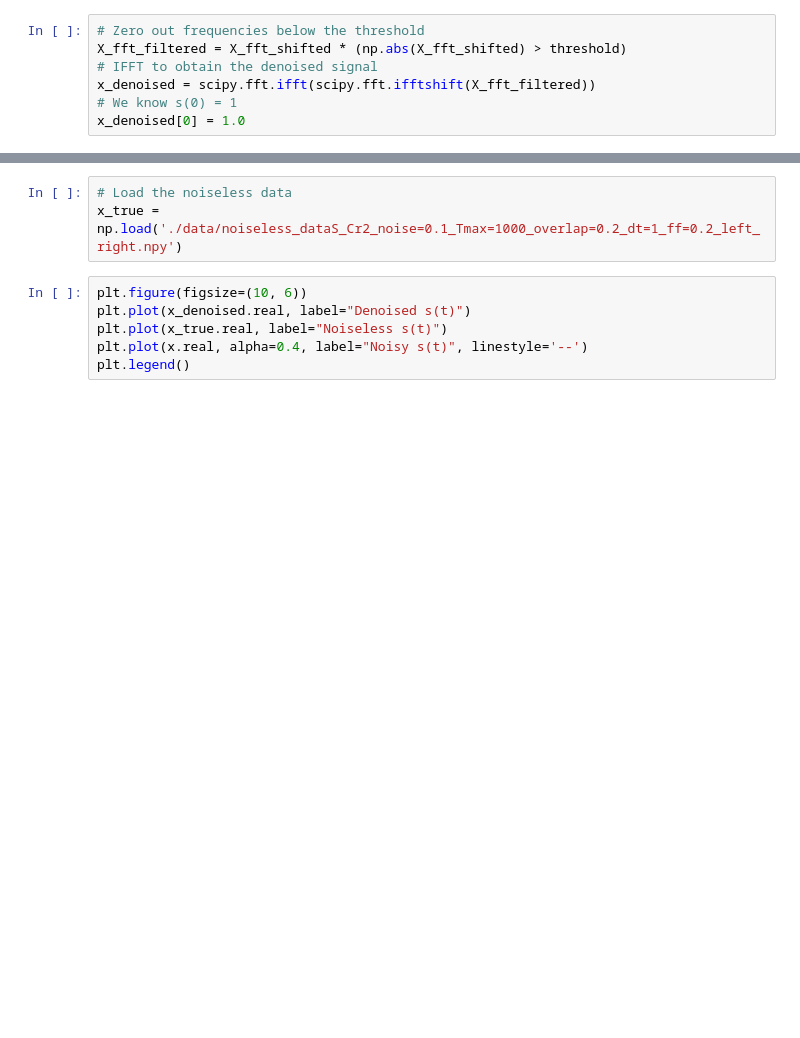
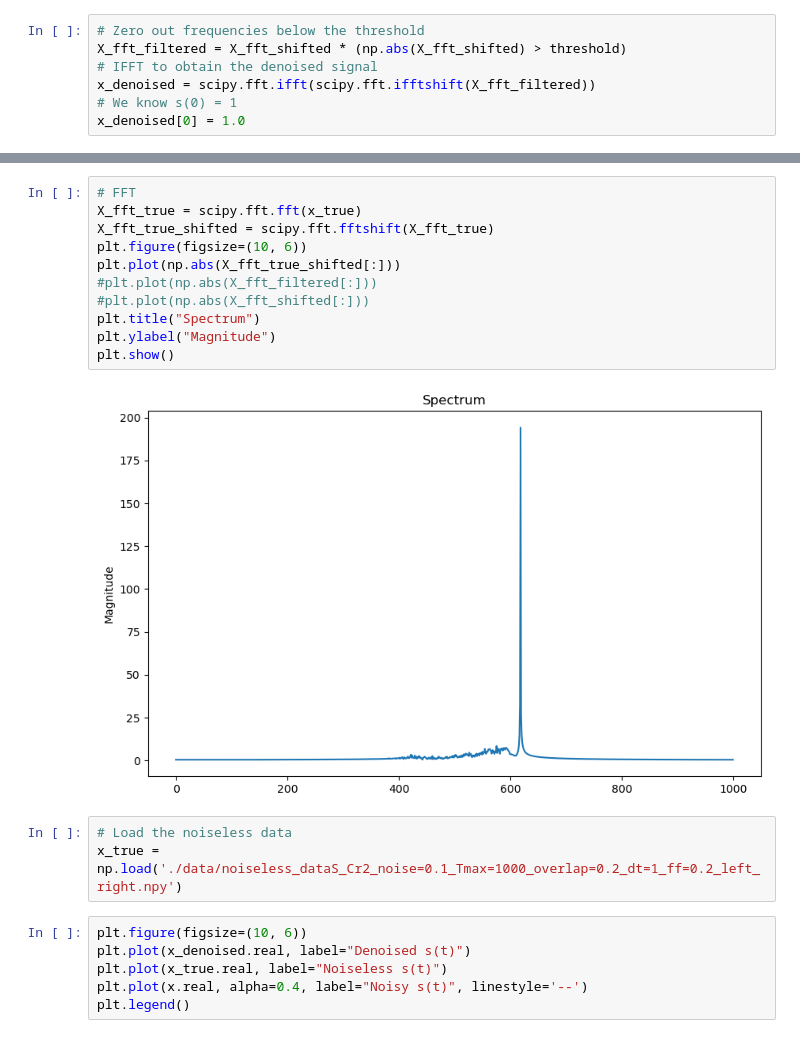
Before and after one commit to hbassi/denoisingodmd, a Jupyter notebook: fourier_denoising.ipynb, the cells around one changed output, grey strips where cells are left out. Cells and saved outputs as stored; diff of their text form; blank space fills up the shorter version.

```diff
--- a/fourier_denoising.ipynb
+++ b/fourier_denoising.ipynb
@@ -86,3 +105,16 @@ plt.show()
+# %%
+# FFT
+X_fft_true = scipy.fft.fft(x_true)
+X_fft_true_shifted = scipy.fft.fftshift(X_fft_true)
+plt.figure(figsize=(10, 6))
+plt.plot(np.abs(X_fft_true_shifted[:]))
+#plt.plot(np.abs(X_fft_filtered[:]))
+#plt.plot(np.abs(X_fft_shifted[:]))
+plt.title("Spectrum")
+plt.ylabel("Magnitude")
+plt.show()
+# %% [output]
+[figure, added]
 # %%
 # Load the noiseless data
 x_true = np.load('./data/noiseless_dataS_Cr2_noise=0.1_Tmax=1000_overlap=0.2_dt=1_ff=0.2_left_right.npy')
```
Also changed, not shown: parts of 9 cells of this notebook, 7 other files.
